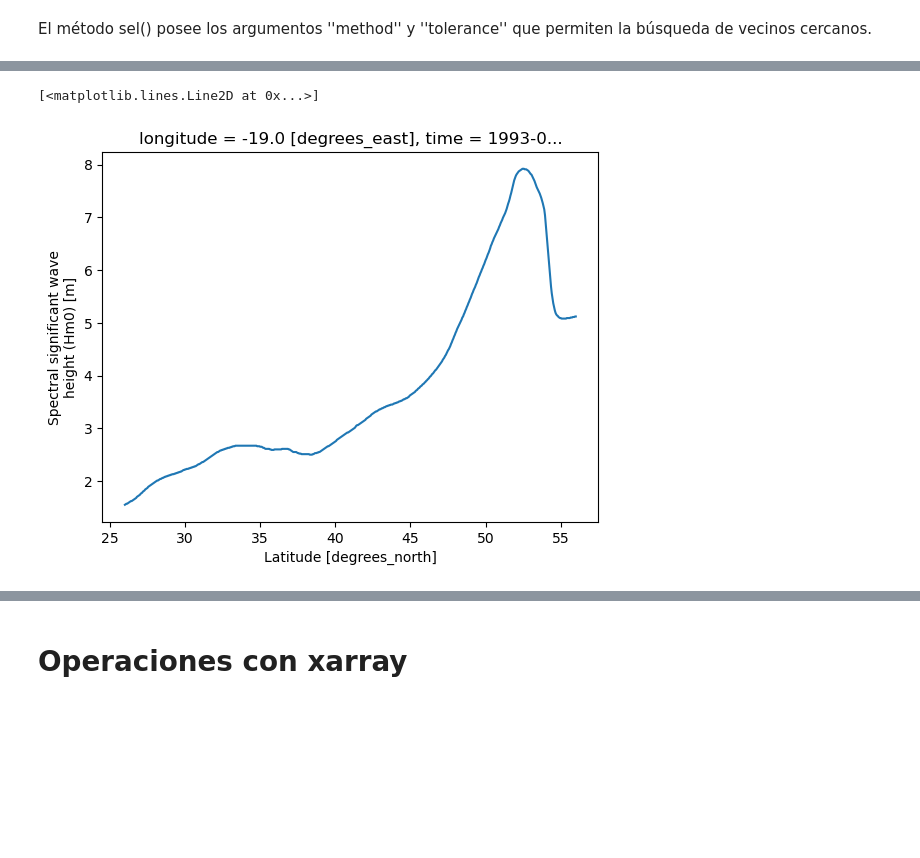
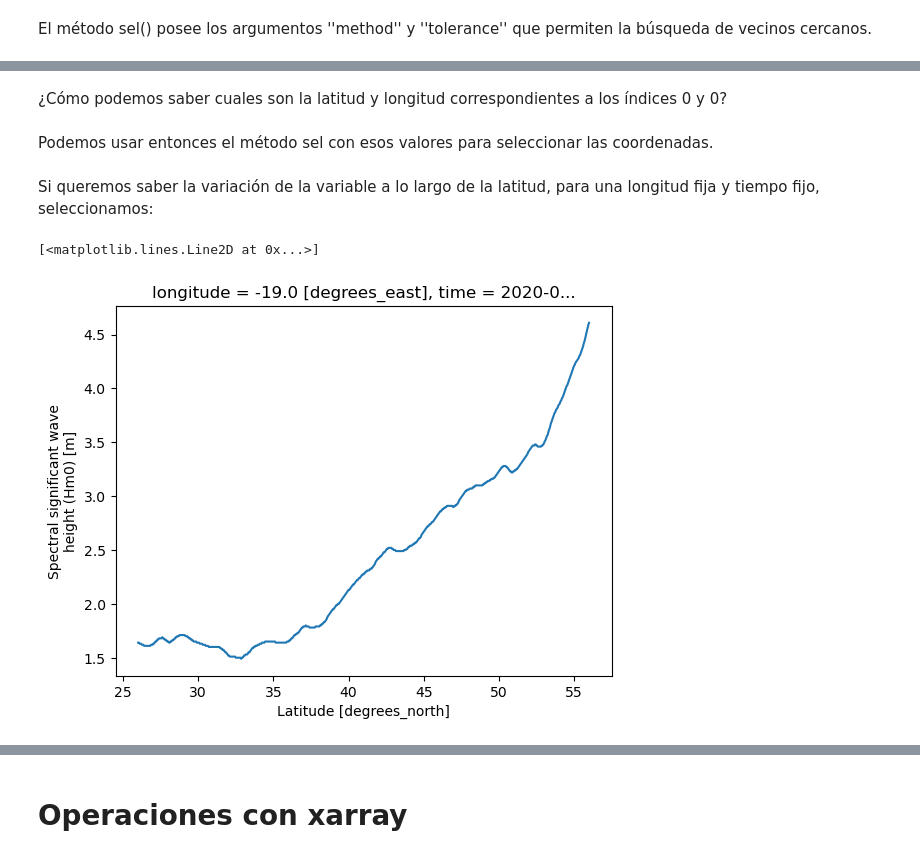
Before and after one commit to aturlione/curso_opendap_xarray, a Jupyter notebook: opendap_xarray.ipynb, the cells around one changed output, grey strips where cells are left out. Saved outputs shown, nothing was run; the diff lists cells and outputs as text; code cells hidden in the pictures; blank space fills up the shorter version.

```diff
--- a/opendap_xarray.ipynb
+++ b/opendap_xarray.ipynb
@@ -157,5 +223,4 @@ VHM0.loc[:, 26, :]
 # %%
 # Select a variable and make temporal subset
-subset_ds = ds.get("VHM0")
-subset_ds = subset_ds.sel(time=slice(datetime(1999,1,1), datetime(1999,2,1)))
-subset_ds
+subset_VHM0 = VHM0.sel(time=pd.date_range(datetime(2020,1,1) , datetime(2021,1,1), freq='1D'))
+subset_VHM0
@@ -174,0 +273,2 @@ VHM0[0,0,:].plot()
+# %% [markdown]
+¿Cómo podemos saber cuales son la latitud y longitud correspondientes a los índices 0 y 0?
@@ -174,0 +279,2 @@ VHM0[0,0,:].plot()
+# %% [markdown]
+Podemos usar entonces el método sel con esos valores para seleccionar las coordenadas.
@@ -175,6 +283,7 @@ VHM0[0,0,:].plot()
+# %% [markdown]
+Si queremos saber la variación de la variable a lo largo de la latitud, para una longitud fija y tiempo fijo, seleccionamos:
 # %%
-#variable vs Latitude
-VHM0[0,:,0].plot()
+subset_VHM0[0,:,0].plot()
 # %% [output]
 [<matplotlib.lines.Line2D at 0x...>]
-[figure, old version]
+[figure, new version]
```
Also changed, not shown: parts of 38 cells of this notebook.
